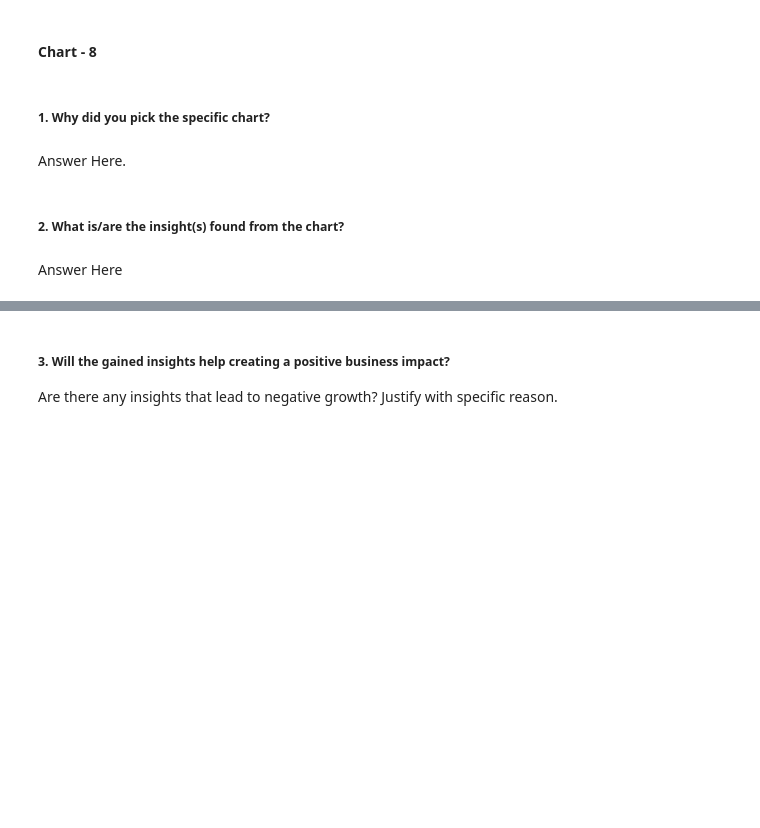
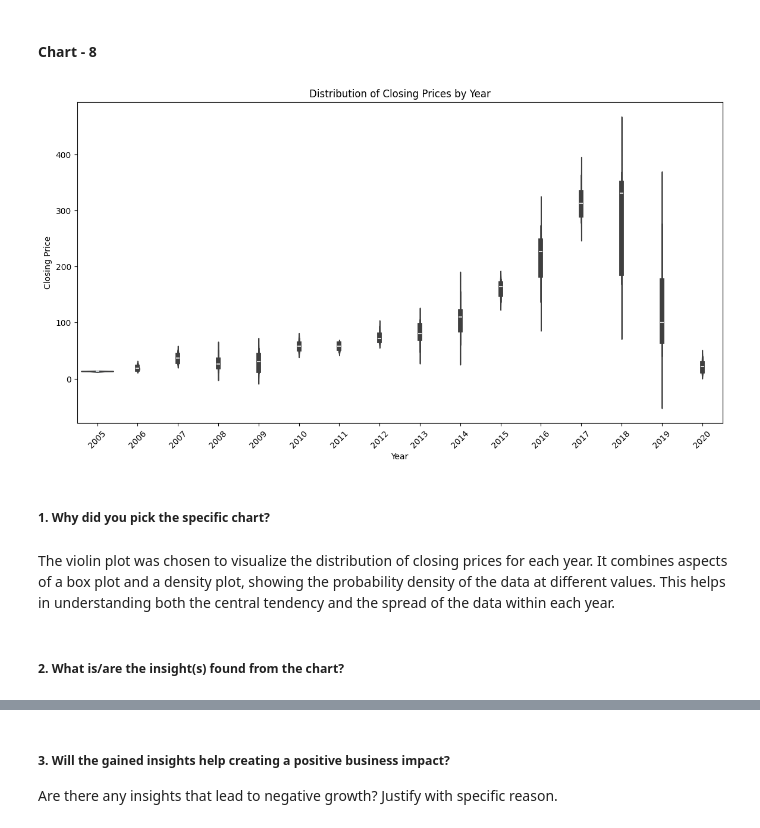
Before and after one commit to KushangShah/ML-Project-End-to-End-Machine-Learning., a Jupyter notebook: Yes_Bank_Stock_Closing_Price_Prediction.ipynb, the cells around one changed output, grey strips where cells are left out. Drawn from its saved outputs; the diff is of its cells as text; code cells hidden in the pictures; blank space fills up the shorter version.

```diff
--- a/Yes_Bank_Stock_Closing_Price_Prediction.ipynb
+++ b/Yes_Bank_Stock_Closing_Price_Prediction.ipynb
@@ -570,8 +568,22 @@ Yes, the insights can be beneficial:
+# %%
+# Chart - 8 visualization code
+# Violin Plot of Closing Prices by Year
+plt.figure(figsize=(14, 7))
+
+sns.violinplot(x='Year', y='Close', data=yes_bank_df_2)
+
+plt.title('Distribution of Closing Prices by Year')
+plt.xlabel('Year')
+plt.ylabel('Closing Price')
+plt.xticks(rotation=45)
+# plt.grid(True)
+
+plt.show()
+# %% [output]
+[figure, added]
 # %% [markdown]
 ##### 1. Why did you pick the specific chart?
-# %% [markdown]
-Answer Here.
+# %% [markdown]
+The violin plot was chosen to visualize the distribution of closing prices for each year. It combines aspects of a box plot and a density plot, showing the probability density of the data at different values. This helps in understanding both the central tendency and the spread of the data within each year.
 # %% [markdown]
 ##### 2. What is/are the insight(s) found from the chart?
-# %% [markdown]
-Answer Here
```
Also changed, not shown: parts of 4 cells of this notebook.
